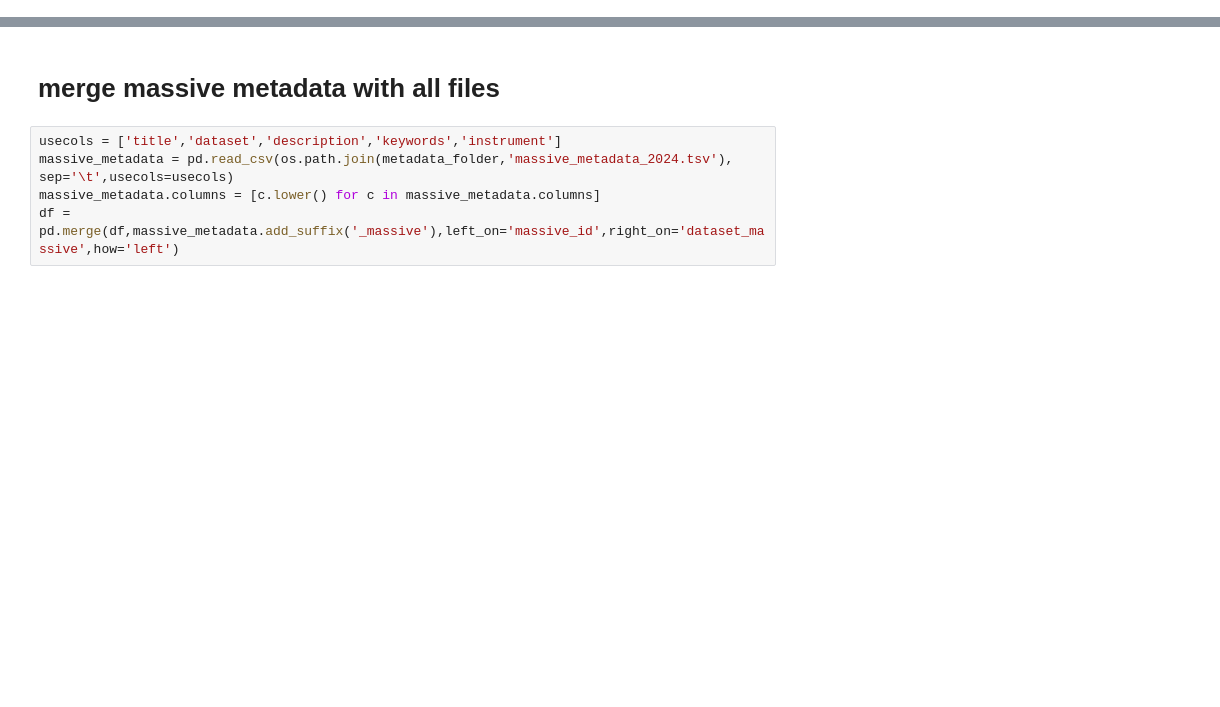
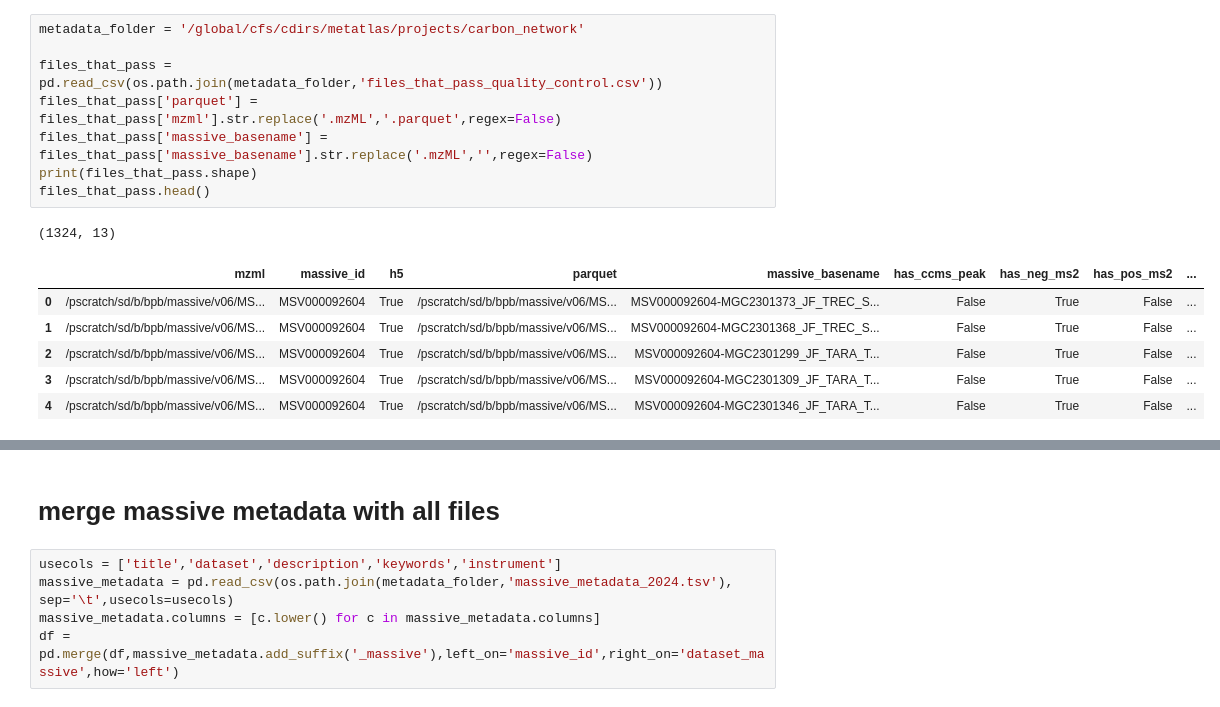
Before and after one commit to biorack/envnet, a Jupyter notebook: envnet/build/build_the_network.ipynb, the cells around one changed output, grey strips where cells are left out. Drawn from its saved outputs; the diff is of its cells as text; blank space fills up the shorter version.

```diff
--- a/envnet/build/build_the_network.ipynb
+++ b/envnet/build/build_the_network.ipynb
@@ -32,3 +51,19 @@ pd.set_option('display.max_columns', 500)
+# %%
+metadata_folder = '/global/cfs/cdirs/metatlas/projects/carbon_network'
+
+files_that_pass = pd.read_csv(os.path.join(metadata_folder,'files_that_pass_quality_control.csv'))
+files_that_pass['parquet'] = files_that_pass['mzml'].str.replace('.mzML','.parquet',regex=False)
+files_that_pass['massive_basename'] = files_that_pass['massive_basename'].str.replace('.mzML','',regex=False)
+print(files_that_pass.shape)
+files_that_pass.head()
+# %% [output]
+(1324, 13)
+|  | mzml | massive_id | h5 | parquet | massive_basename | has_ccms_peak | has_neg_ms2 | has_pos_ms2 | ... |
+| 0 | /pscratch/sd/b/bpb/massive/v06/MS... | MSV000092604 | True | /pscratch/sd/b/bpb/massive/v06/MS... | MSV000092604-MGC2301373_JF_TREC_S... | False | True | False | ... |
+| 1 | /pscratch/sd/b/bpb/massive/v06/MS... | MSV000092604 | True | /pscratch/sd/b/bpb/massive/v06/MS... | MSV000092604-MGC2301368_JF_TREC_S... | False | True | False | ... |
+| 2 | /pscratch/sd/b/bpb/massive/v06/MS... | MSV000092604 | True | /pscratch/sd/b/bpb/massive/v06/MS... | MSV000092604-MGC2301299_JF_TARA_T... | False | True | False | ... |
+| 3 | /pscratch/sd/b/bpb/massive/v06/MS... | MSV000092604 | True | /pscratch/sd/b/bpb/massive/v06/MS... | MSV000092604-MGC2301309_JF_TARA_T... | False | True | False | ... |
+| 4 | /pscratch/sd/b/bpb/massive/v06/MS... | MSV000092604 | True | /pscratch/sd/b/bpb/massive/v06/MS... | MSV000092604-MGC2301346_JF_TARA_T... | False | True | False | ... |
 # %%
 def get_files_from_disk(directory,extension):
     """
```
Also changed, not shown: parts of 59 cells of this notebook, 10 other files.
